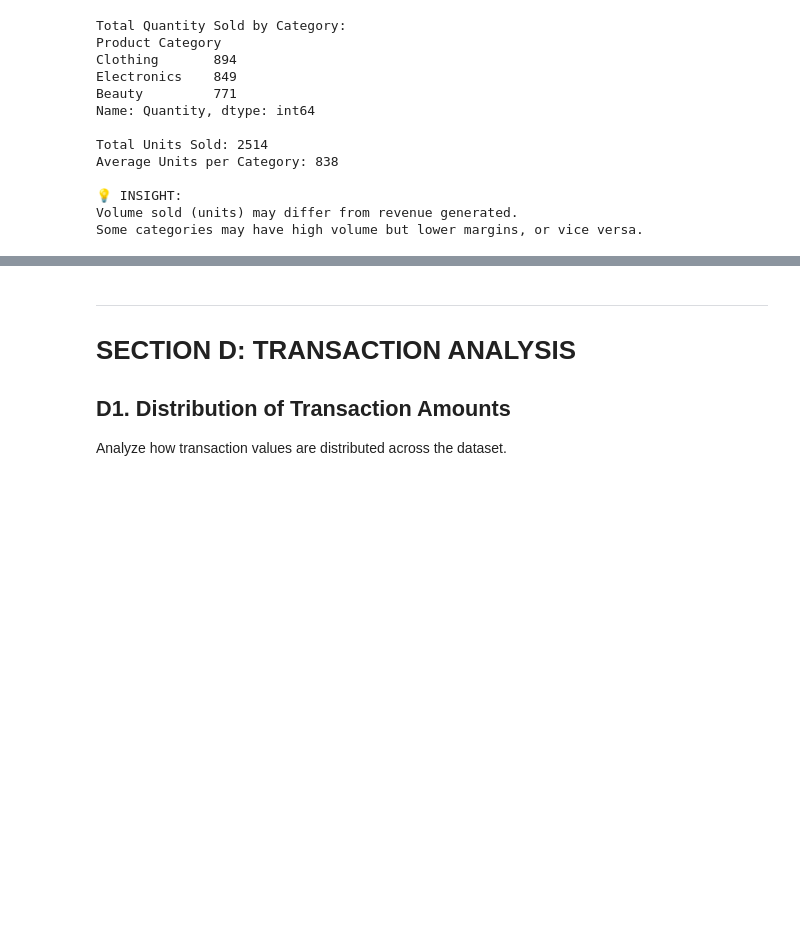
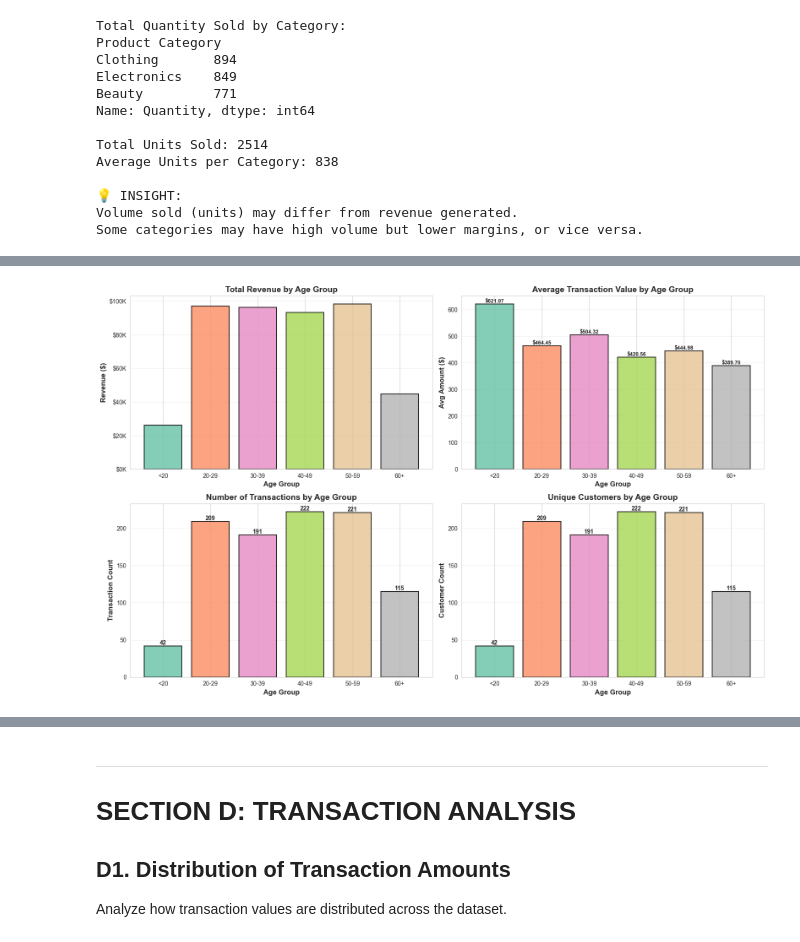
Before and after one commit to Aayush-207/Customer_Segmentation_Insights_Engine, a Jupyter notebook: 02_eda.ipynb, the cells around one changed output, grey strips where cells are left out. Saved outputs shown, nothing was run; the diff lists cells and outputs as text; code cells hidden in the pictures; blank space fills up the shorter version.

```diff
--- a/02_eda.ipynb
+++ b/02_eda.ipynb
@@ -501,0 +724,82 @@ Some categories may have high volume but lower margins, or vice versa.
+# %%
+# Create age groups
+age_bins = [0, 20, 30, 40, 50, 60, 100]
+age_labels = ['<20', '20-29', '30-39', '40-49', '50-59', '60+']
+df['Age Group'] = pd.cut(df['Age'], bins=age_bins, labels=age_labels, right=False)
+
+# Age group analysis
+age_group_analysis = df.groupby('Age Group').agg({
+    'Total Amount': ['sum', 'mean', 'count'],
+    'Quantity': 'mean'
+}).round(2)
+age_group_analysis.columns = ['Total Revenue', 'Avg Transaction', 'Count', 'Avg Quantity']
+
+# Create figure
+fig, axes = plt.subplots(2, 2, figsize=(16, 10))
+
+# 1. Total revenue by age group
+colors_age = plt.cm.Set2(np.linspace(0, 1, len(age_labels)))
+bars1 = axes[0, 0].bar(age_labels,
+                       df.groupby('Age Group')['Total Amount'].sum(),
+                       color=colors_age, edgecolor='black', linewidth=1.5, alpha=0.8)
+axes[0, 0].set_title('Total Revenue by Age Group', fontsize=14, fontweight='bold')
+axes[0, 0].set_xlabel('Age Group', fontsize=12, fontweight='bold')
+axes[0, 0].set_ylabel('Revenue ($)', fontsize=12, fontweight='bold')
+axes[0, 0].yaxis.set_major_formatter(plt.FuncFormatter(lambda x, p: f'${x/1000:.0f}K'))
+axes[0, 0].grid(axis='y', alpha=0.3)
+
+# 2. Average transaction value by age group
+bars2 = axes[0, 1].bar(age_labels,
+                       df.groupby('Age Group')['Total Amount'].mean(),
+                       color=colors_age, edgecolor='black', linewidth=1.5, alpha=0.8)
+axes[0, 1].set_title('Average Transaction Value by Age Group', fontsize=14, fontweight='bold')
+axes[0, 1].set_xlabel('Age Group', fontsize=12, fontweight='bold')
+axes[0, 1].set_ylabel('Avg Amount ($)', fontsize=12, fontweight='bold')
+axes[0, 1].grid(axis='y', alpha=0.3)
+for bar in bars2:
+    height = bar.get_height()
+    axes[0, 1].text(bar.get_x() + bar.get_width()/2., height,
+                   f'${height:.2f}', ha='center', va='bottom', fontweight='bold', fontsize=9)
+
+# 3. Transaction count by age group
+bars3 = axes[1, 0].bar(age_labels,
+                       df.groupby('Age Group').size(),
+                       color=colors_age, edgecolor='black', linewidth=1.5, alpha=0.8)
+axes[1, 0].set_title('Number of Transactions by Age Group', fontsize=14, fontweight='bold')
+axes[1, 0].set_xlabel('Age Group', fontsize=12, fontweight='bold')
+axes[1, 0].set_ylabel('Transaction Count', fontsize=12, fontweight='bold')
+axes[1, 0].grid(axis='y', alpha=0.3)
+for bar in bars3:
+    height = bar.get_height()
+    axes[1, 0].text(bar.get_x() + bar.get_width()/2., height,
+                   f'{int(height)}', ha='center', va='bottom', fontweight='bold')
+
+# 4. Customer count (unique) by age group
+customer_count = df.groupby('Age Group')['Customer ID'].nunique()
+bars4 = axes[1, 1].bar(age_labels, customer_count,
+                       color=colors_age, edgecolor='black', linewidth=1.5, alpha=0.8)
+axes[1, 1].set_title('Unique Customers by Age Group', fontsize=14, fontweight='bold')
+axes[1, 1].set_xlabel('Age Group', fontsize=12, fontweight='bold')
+axes[1, 1].set_ylabel('Customer Count', fontsize=12, fontweight='bold')
+axes[1, 1].grid(axis='y', alpha=0.3)
+for bar in bars4:
+    height = bar.get_height()
+    axes[1, 1].text(bar.get_x() + bar.get_width()/2., height,
+                   f'{int(height)}', ha='center', va='bottom', fontweight='bold')
+
+plt.tight_layout()
+plt.show()
+
+# Print detailed statistics
+print("Age Group Analysis:")
+print(age_group_analysis)
+
+# Additional metrics
+print("\nCustomer Metrics by Age Group:")
+print(customer_count)
+
+print("\n💡 INSIGHT:")
+print("Different age groups show varying spending patterns and transaction frequencies.")
+print("Tailor product offerings and marketing messages to specific age demographics.")
+# %% [output]
+[figure, added]
```
Also changed, not shown: parts of 16 cells of this notebook.
